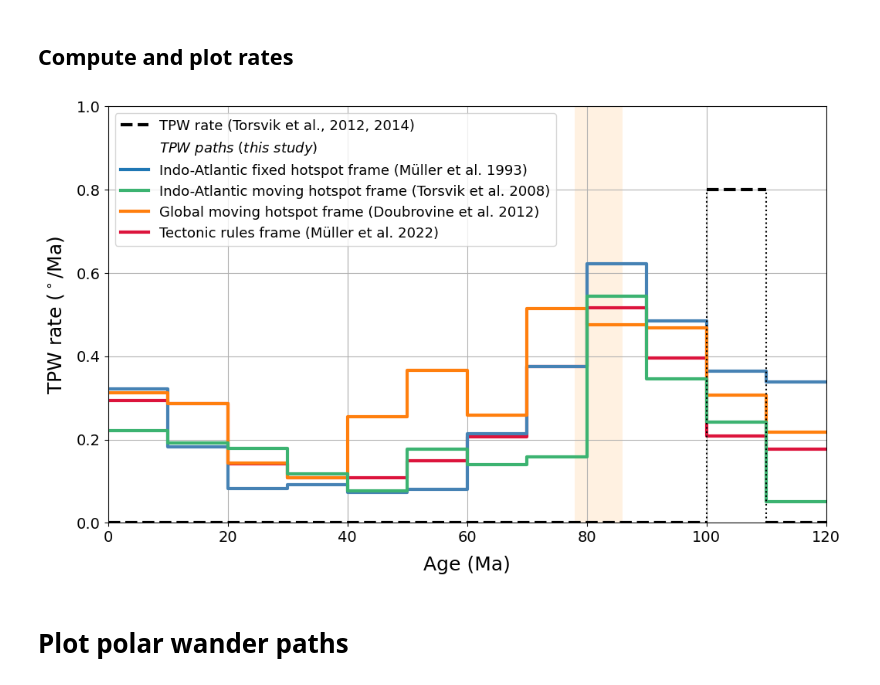
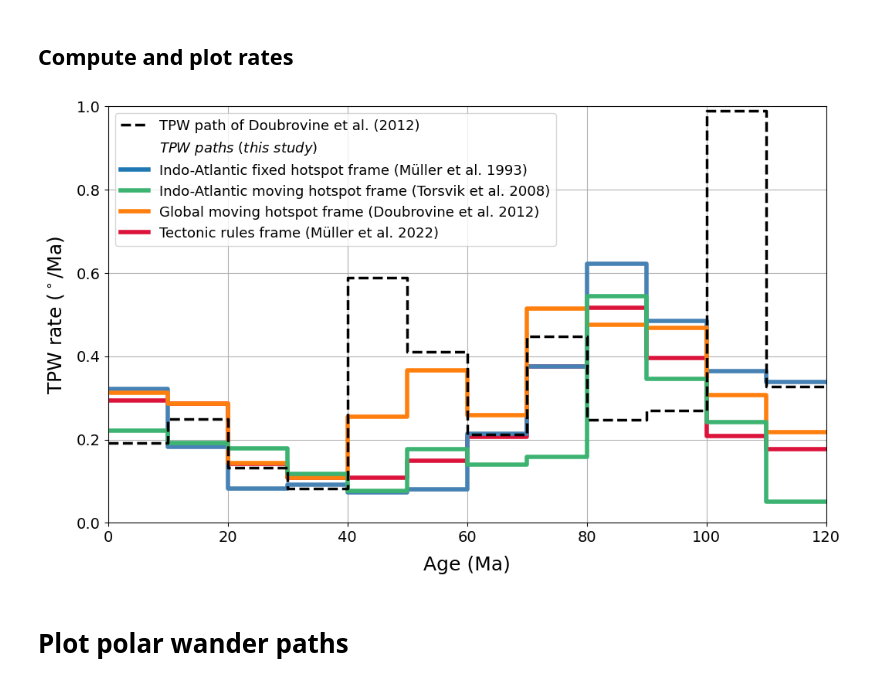
Before and after one commit to bramvaes/TPW, a Jupyter notebook: TPW.ipynb, the cells around one changed output. Cells and saved outputs as stored; diff of their text form; code cells hidden in the pictures.

```diff
--- a/TPW.ipynb
+++ b/TPW.ipynb
@@ -34,17 +34,25 @@ Cartopy installed
 ### Store input APWP to be rotated
 # %%
 # CHOOSE PUBLISHED OR INTERPOLATED APWP
-gapwap = 'V23_int' # choose global APWP (V23 = Global APWP of Vaes et al. 2023, V23_int = interpolated, V23_int_5 = interpolated at 5 Ma steps)
+gapwap = 'V23_int' # choose global APWP (V23 = Global APWP of Vaes et al. 2023, V23_int = interpolated, V23_int_5 = interpolated at 5 Ma steps, T12 = global APWP of Torsvik et al. (2012)
 t_max = 320 # define maximum age
 dt = 10 # define time step of polar wander paths
-frame = 'M22' # choose mantle reference frame (M93, T08, D12 or M22)
+frame = 'M22' # choose mantle reference frame (M93, T08, D12, M22, O05 or scotese)
 
 # LOAD INPUT FILE WITH CORRECT GLOBAL APWP
 fn='input_APWP.xlsx'
 if gapwap == 'V23':
     df=pd.read_excel(fn,sheet_name=gapwap,skiprows=None,header=0,usecols='A:H') # published
-else:
+    label_gapwap = 'Global APWP (Vaes et al. 2023)'
+elif gapwap == 'V23_int' or gapwap == 'V23_int_5':
     df=pd.read_excel(fn,sheet_name=gapwap,skiprows=None,header=0,usecols='A:G') # interpolated
+    label_gapwap = 'Global APWP (Vaes et al. 2023)'
+elif gapwap == 'T12':
+    df=pd.read_excel(fn,sheet_name=gapwap,skiprows=None,header=0,usecols='A:D') # Torsvik et al. (2012)
+    label_gapwap = 'Global APWP (Torsvik et al. 2012)'
+elif gapwap == 'M21':
+    df=pd.read_excel(fn,sheet_name=gapwap,skiprows=None,header=0,usecols='A:D') # Merdith et al. (2021)
+    label_gapwap = 'Optimized global APWP (Merdith et al. 2021)'
 
 # Store key data in lists
 lats,lons,P95s,ages=df['lat'],df['lon'],df['P95'],df['age']
@@ -287,9 +289,9 @@ plt.show()
 # %% [markdown]
 ## Compute and plot rates
 # %%
-TPWPs=pd.read_excel(fn,sheet_name='TPWPs',skiprows=None,header=0,usecols='A:J')
+TPWPs=pd.read_excel(fn,sheet_name='TPWPs',skiprows=None,header=0,usecols='A:L')
 
-rates_M22,rates_M93,rates_D12,rates_T08 = [],[],[],[]
+rates_M22,rates_M93,rates_D12,rates_T08,rates_D12_TPWP = [],[],[],[],[]
 
 # compute rates
 for k in range(12):
@@ -305,55 +307,60 @@ for k in range(12):
     angle_T08 = pmag.angle([TPWPs['lon_T08'][k],TPWPs['lat_T08'][k]],[TPWPs['lon_T08'][k+1],TPWPs['lat_T08'][k+1]])
     rates_T08.append(angle_T08[0]/10)
 
+    angle_D12_TPWP = pmag.angle([TPWPs['lon_D12_TPWP'][k],TPWPs['lat_D12_TPWP'][k]],[TPWPs['lon_D12_TPWP'][k+1],TPWPs['lat_D12_TPWP'][k+1]])
+    rates_D12_TPWP.append(angle_D12_TPWP[0]/10)
+
     if k==0:
         rates_M22.append(angle_M22[0]/10)
         rates_M93.append(angle_M93[0]/10)
         rates_D12.append(angle_D12[0]/10)
         rates_T08.append(angle_T08[0]/10)
+        rates_D12_TPWP.append(angle_D12_TPWP[0]/10)
 
 # plot APW rates of rotated APWP
 fignum=1
 plt.figure(num=fignum,figsize=(12,7),facecolor='white',dpi=100)
 
 # PW rates
-plt.step(range(0,130,10),rates_M22,lw=3,color='crimson')
-plt.step(range(0,130,10),rates_M93,lw=3,color='steelblue')
-plt.step(range(0,130,10),rates_D12,lw=3,color='tab:orange')
-plt.step(range(0,130,10),rates_T08,lw=3,color='mediumseagreen')
+plt.step(range(0,130,10),rates_M22,lw=4,color='crimson')
+plt.step(range(0,130,10),rates_M93,lw=4,color='steelblue')
+plt.step(range(0,130,10),rates_D12,lw=4,color='tab:orange')
+plt.step(range(0,130,10),rates_T08,lw=4,color='mediumseagreen')
+plt.step(range(0,130,10),rates_D12_TPWP,lw=2.5,color='k',ls='--')
 
 # get TPW rates from Torsvik et al. (2014)
-plt.hlines(0,0,100,lw=3,color='k',ls='--')
-plt.hlines(0.8,100,110,lw=3,color='k',ls='--')
-plt.hlines(0,110,120,lw=3,color='k',ls='--')
-plt.vlines(100,0,0.8, color='k', linestyle=':', linewidth=1.5)
-plt.vlines(110,0,0.8, color='k', linestyle=':', linewidth=1.5)
+#plt.hlines(0,0,100,lw=3,color='k',ls='--')
+#plt.hlines(0.8,100,110,lw=3,color='k',ls='--')
+#plt.hlines(0,110,120,lw=3,color='k',ls='--')
+#plt.vlines(100,0,0.8, color='k', linestyle=':', linewidth=1.5)
+#plt.vlines(110,0,0.8, color='k', linestyle=':', linewidth=1.5)
 
-plt.fill_between(range(78,87),y1=0,y2=1.8,color='bisque',alpha=0.5,lw=0) # highlight proposed Late Cretaceous TPW event
+#plt.fill_between(range(78,87),y1=0,y2=1.8,color='bisque',alpha=0.5,lw=0) # highlight proposed Late Cretaceous TPW event
 
 plt.xlabel('Age (Ma)',fontsize=18,labelpad=10)
 plt.ylabel('TPW rate ($^\circ$/Ma)',fontsize=18,labelpad=10)
 plt.ylim([0,1])
 plt.xlim([0,120])
 plt.tick_params(labelsize=14)
 plt.grid(which='major',axis='both')
 legend_elements = [Line2D([0], [0], color='crimson', label='Tectonic rules frame: (Müller et al. 2022)',lw=2.5)]
 plt.legend(loc=1,fontsize=15, handles=legend_elements)
 
 # -----
 legend_elements = [
-              Line2D([0], [0], marker=None, color='k',markerfacecolor='k', markeredgecolor='k', label='TPW rate (Torsvik et al., 2012, 2014)',lw=3,ls='--'),
-              Line2D([0], [0], marker=None, color='white',markerfacecolor='white', markeredgecolor='white', label='$\it{TPW\ paths\ (this\ study)}$',lw=3),
-              Line2D([0], [0], marker=None, color='tab:blue',markerfacecolor='steelblue', markeredgecolor='k', label='Indo-Atlantic fixed hotspot frame (Müller et al. 1993)',lw=3),
-              Line2D([0], [0], marker=None, color='mediumseagreen',markerfacecolor='mediumseagreen', markeredgecolor='k', label='Indo-Atlantic moving hotspot frame (Torsvik et al. 2008)',lw=3),
-              Line2D([0], [0], marker=None, color='tab:orange',markerfacecolor='k', markeredgecolor='k', label='Global moving hotspot frame (Doubrovine et al. 2012)',lw=3),
-              Line2D([0], [0], marker=None, color='crimson',markerfacecolor='crimson', markeredgecolor='k', label='Tectonic rules frame (Müller et al. 2022)',lw=3)
+              Line2D([0], [0], marker=None, color='k',markerfacecolor='k', markeredgecolor='k', label='TPW path of Doubrovine et al. (2012)',lw=2.5,ls='--'),
+              Line2D([0], [0], marker=None, color='white',markerfacecolor='white', markeredgecolor='white', label='$\it{TPW\ paths\ (this\ study)}$',lw=4),
+              Line2D([0], [0], marker=None, color='tab:blue',markerfacecolor='steelblue', markeredgecolor='k', label='Indo-Atlantic fixed hotspot frame (Müller et al. 1993)',lw=4),
+              Line2D([0], [0], marker=None, color='mediumseagreen',markerfacecolor='mediumseagreen', markeredgecolor='k', label='Indo-Atlantic moving hotspot frame (Torsvik et al. 2008)',lw=4),
+              Line2D([0], [0], marker=None, color='tab:orange',markerfacecolor='k', markeredgecolor='k', label='Global moving hotspot frame (Doubrovine et al. 2012)',lw=4),
+              Line2D([0], [0], marker=None, color='crimson',markerfacecolor='crimson', markeredgecolor='k', label='Tectonic rules frame (Müller et al. 2022)',lw=4)
               ]
 plt.legend(loc=2, fontsize = 13, handles = legend_elements)
 plt.savefig('TPW_rates_all4.png',facecolor='white',dpi=300,bbox_inches='tight')
 plt.savefig('TPW_rates_all4.svg',bbox_inches='tight',facecolor='white',dpi=500)
 plt.show()
 # %% [output]
-[figure, old version]
+[figure, new version]
 # %% [markdown]
 # Plot polar wander paths
 # %% [markdown]
```
Also changed, not shown: parts of 17 cells of this notebook, 1 other file.
